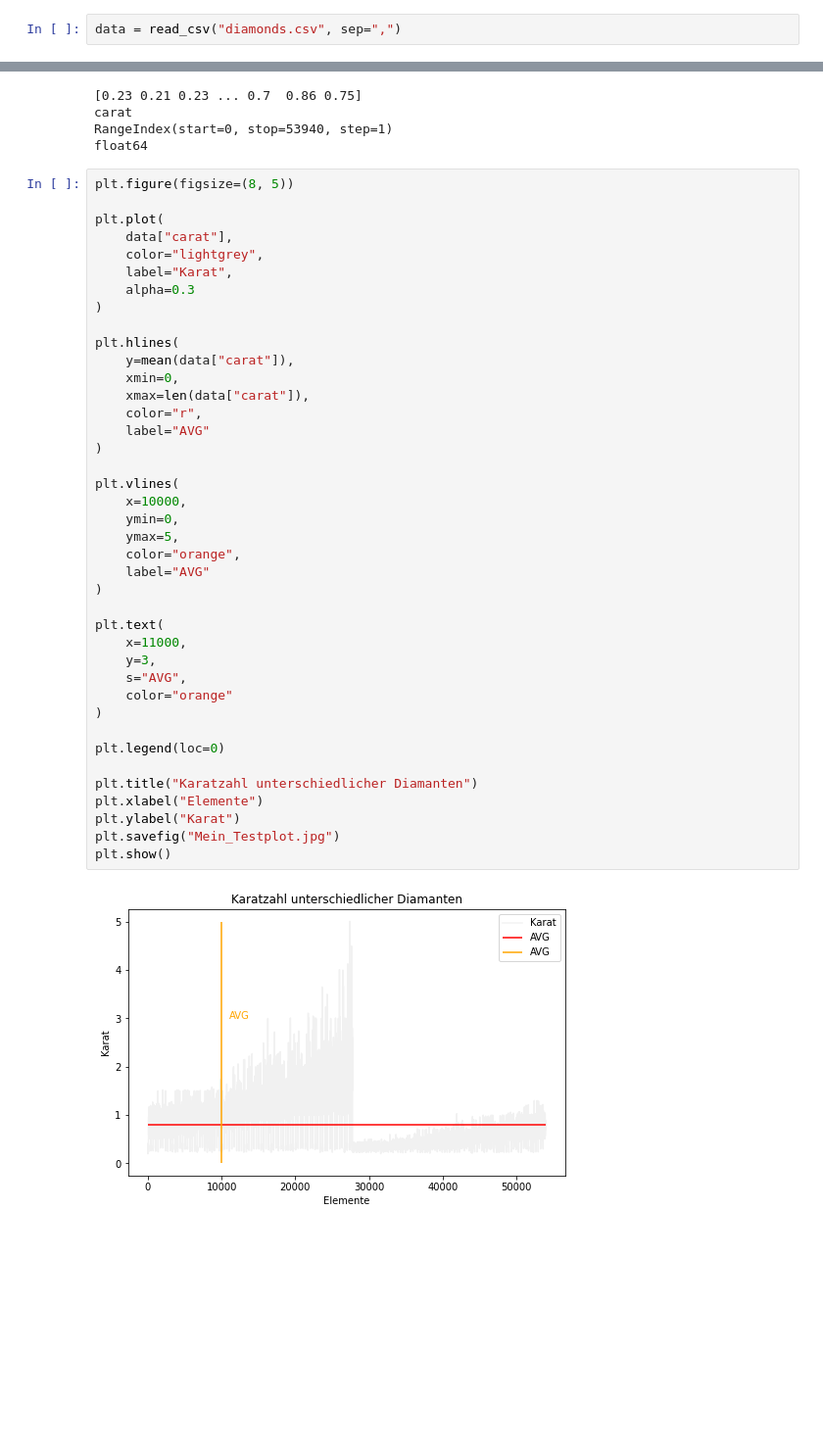
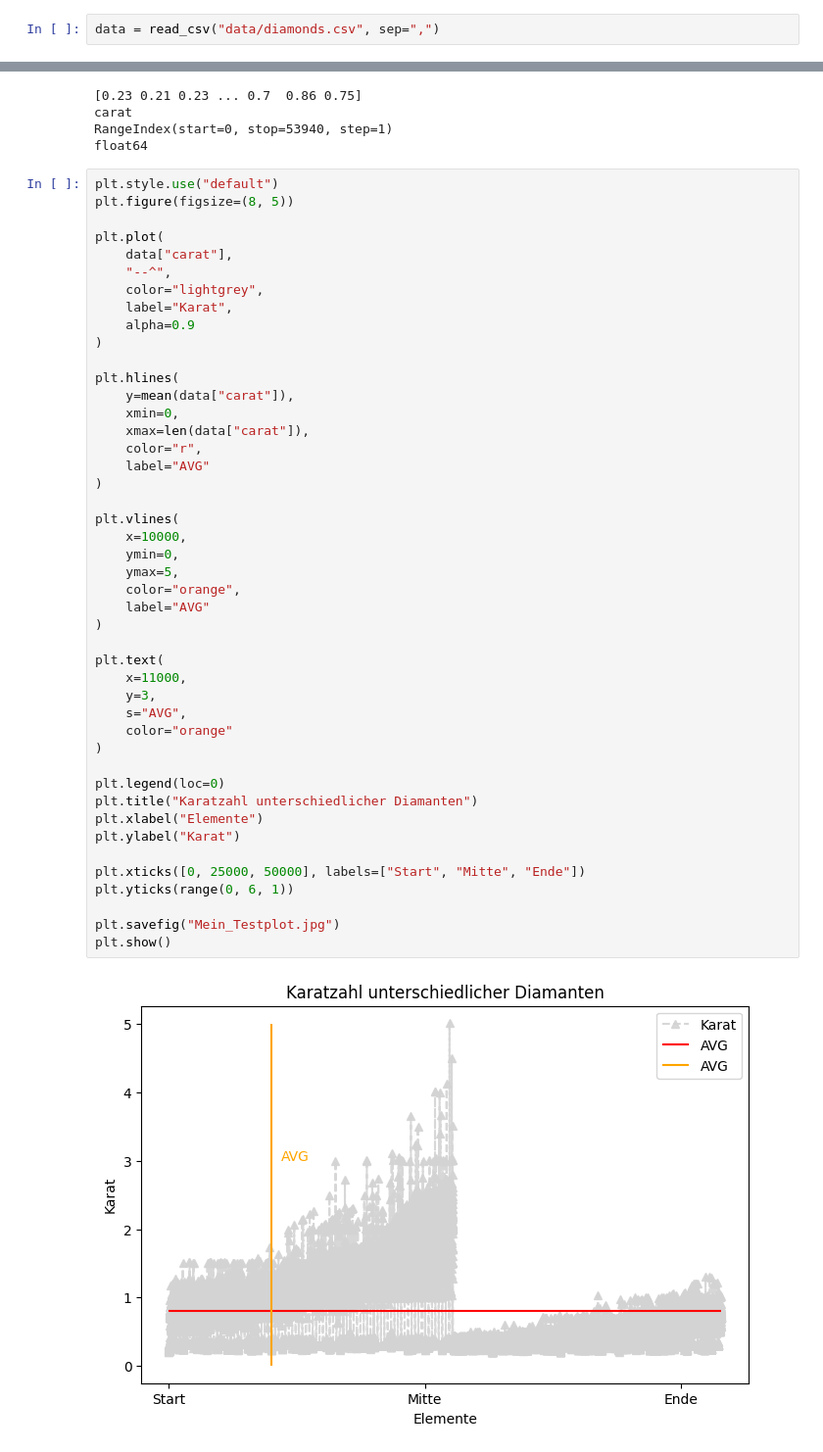
Before and after one commit to mckoh/data_visualization_dsia, a Jupyter notebook: datenvisualisierung_matplotlib.ipynb, the cells around one changed output, grey strips where cells are left out. Shown: that part at 98% size. Drawn from its saved outputs; the diff is of its cells as text; blank space fills up the shorter version.

```diff
--- a/datenvisualisierung_matplotlib.ipynb
+++ b/datenvisualisierung_matplotlib.ipynb
@@ -7,7 +7,7 @@ from numpy import mean, max, min, std
 # %% [markdown]
 ## Daten Laden
 # %%
-data = read_csv("diamonds.csv", sep=",")
+data = read_csv("data/diamonds.csv", sep=",")
 # %%
 data.head()
 # %% [output]
@@ -28,44 +28,49 @@ carat
 RangeIndex(start=0, stop=53940, step=1)
 float64
 # %%
+plt.style.use("default")
 plt.figure(figsize=(8, 5))
 
 plt.plot(
     data["carat"],
+    "--^",
     color="lightgrey",
     label="Karat",
-    alpha=0.3
+    alpha=0.9
 )
 
 plt.hlines(
     y=mean(data["carat"]),
     xmin=0,
     xmax=len(data["carat"]),
     color="r",
     label="AVG"
 )
 
 plt.vlines(
     x=10000,
     ymin=0,
     ymax=5,
     color="orange",
     label="AVG"
 )
 
 plt.text(
     x=11000,
     y=3,
     s="AVG",
     color="orange"
 )
 
 plt.legend(loc=0)
-
 plt.title("Karatzahl unterschiedlicher Diamanten")
 plt.xlabel("Elemente")
 plt.ylabel("Karat")
+
+plt.xticks([0, 25000, 50000], labels=["Start", "Mitte", "Ende"])
+plt.yticks(range(0, 6, 1))
+
 plt.savefig("Mein_Testplot.jpg")
 plt.show()
 # %% [output]
-[figure, old version]
+[figure, new version]
```
Also changed, not shown: parts of 5 cells of this notebook, 2 other files.
